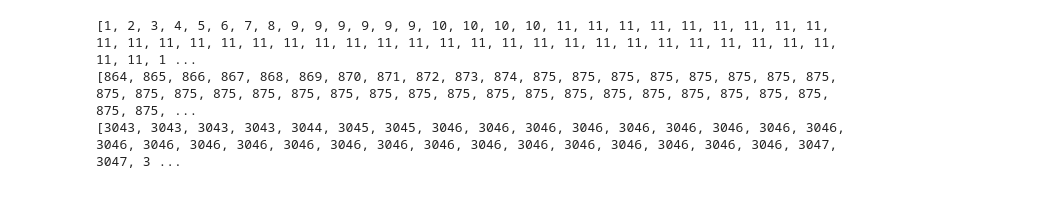
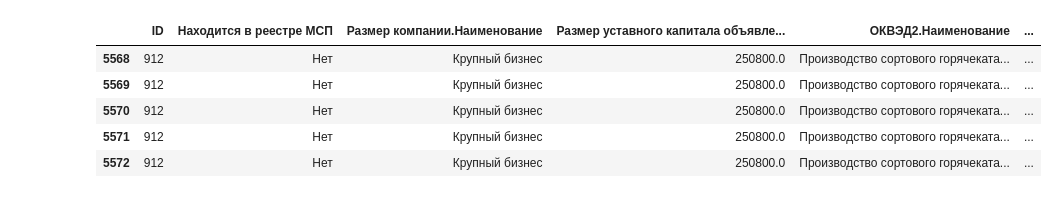
Before and after one commit to Famel1x/Vector_2024_rzhd, a Jupyter notebook: tsq.ipynb, the cells around one changed output. Cells and saved outputs as stored; diff of their text form; code cells hidden in the pictures.

```diff
--- a/tsq.ipynb
+++ b/tsq.ipynb
@@ -77,12 +77,19 @@ class ML_AGEENT:
     def research_oblasts(self, id:str) -> str:
         for i in self.oblast_list:
             filtred = i[i["ID"] == id]
-            print(id)
+            if len(filtred.values.tolist()) >=1:
+                return filtred
+            else:
+                pass
 # %%
 agent = ML_AGEENT()
-# %%
-agent.research_oblasts(id)
-# %% [output]
-[1, 2, 3, 4, 5, 6, 7, 8, 9, 9, 9, 9, 9, 9, 10, 10, 10, 10, 11, 11, 11, 11, 11, 11, 11, 11, 11, 11, 11, 11, 11, 11, 11, 11, 11, 11, 11, 11, 11, 11, 11, 11, 11, 11, 11, 11, 11, 11, 11, 11, 11, 11, 11, 1 ...
-[864, 865, 866, 867, 868, 869, 870, 871, 872, 873, 874, 875, 875, 875, 875, 875, 875, 875, 875, 875, 875, 875, 875, 875, 875, 875, 875, 875, 875, 875, 875, 875, 875, 875, 875, 875, 875, 875, 875, 875, ...
-[3043, 3043, 3043, 3043, 3044, 3045, 3045, 3046, 3046, 3046, 3046, 3046, 3046, 3046, 3046, 3046, 3046, 3046, 3046, 3046, 3046, 3046, 3046, 3046, 3046, 3046, 3046, 3046, 3046, 3046, 3046, 3047, 3047, 3 ...
+# %%
+p = agent.research_oblasts(id)
+p.head()
+# %% [output]
+|  | ID | Находится в реестре МСП | Размер компании.Наименование | Размер уставного капитала объявле... | ОКВЭД2.Наименование | ... |
+| 5568 | 912 | Нет | Крупный бизнес | 250800.0 | Производство сортового горячеката... | ... |
+| 5569 | 912 | Нет | Крупный бизнес | 250800.0 | Производство сортового горячеката... | ... |
+| 5570 | 912 | Нет | Крупный бизнес | 250800.0 | Производство сортового горячеката... | ... |
+| 5571 | 912 | Нет | Крупный бизнес | 250800.0 | Производство сортового горячеката... | ... |
+| 5572 | 912 | Нет | Крупный бизнес | 250800.0 | Производство сортового горячеката... | ... |
```
